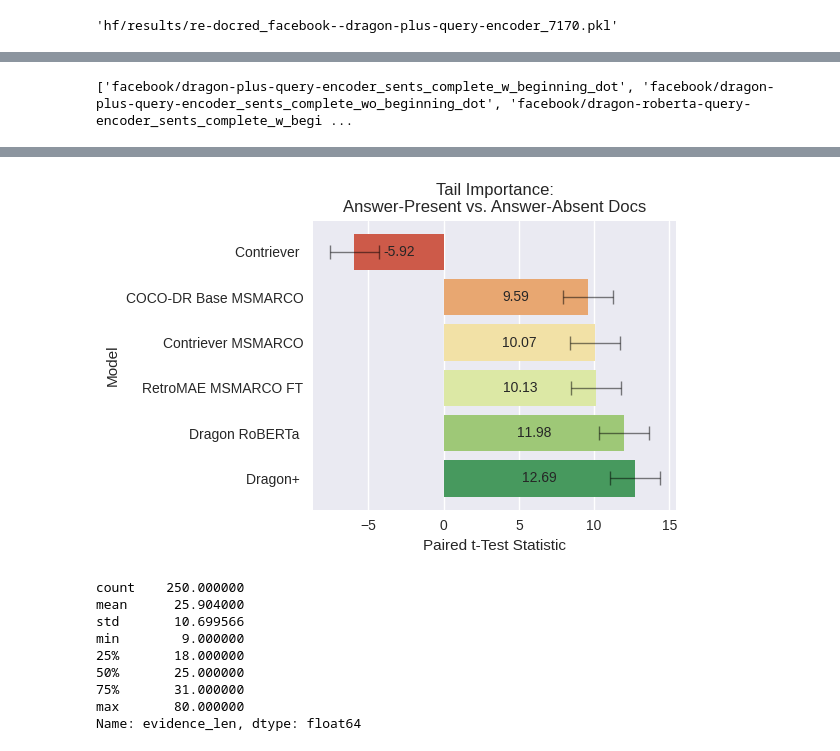
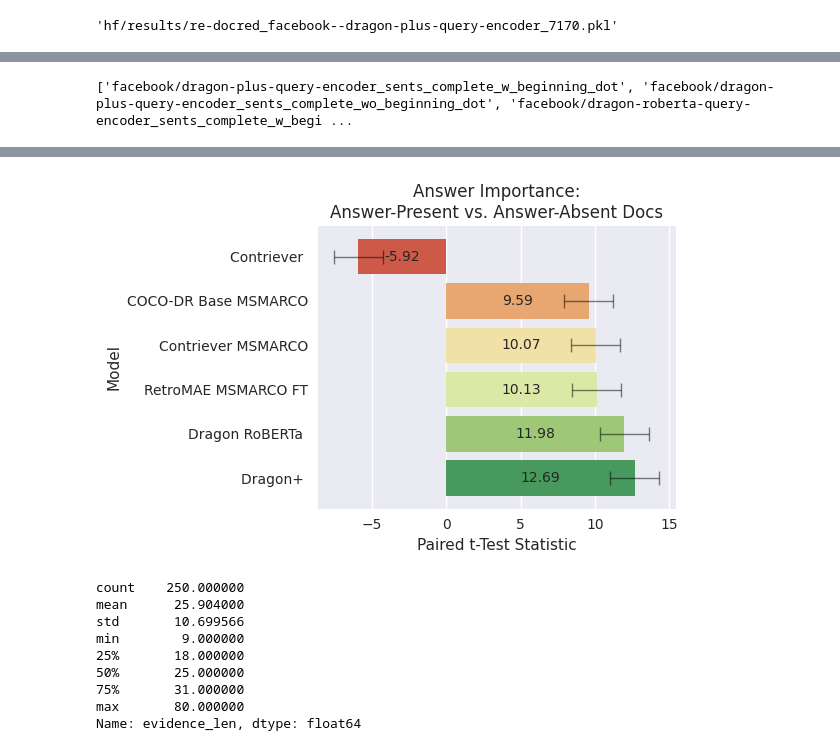
Before and after one commit to mohsenfayyaz/ColDeR, a Jupyter notebook: src/notebooks/Analysis_Tail.ipynb, the cells around one changed output, grey strips where cells are left out. Cells and saved outputs as stored; diff of their text form; code cells hidden in the pictures.

Commit message:
Update figures

```diff
--- a/src/notebooks/Analysis_Tail.ipynb
+++ b/src/notebooks/Analysis_Tail.ipynb
@@ -325,7 +325,7 @@ model_mappings = {
 results_df["query_model"] = results_df["query_model"].apply(lambda x: model_mappings[x][0] + " " + model_mappings[x][1])
 results_df.rename(columns={"ttest_stats": "Paired t-Test Statistic", "query_model": "Model"}, inplace=True)
 plt.figure(figsize=(6, 4))
-plt.title(f"Tail Importance:\nAnswer-Present vs. Answer-Absent Docs")
+plt.title(f"Answer Importance:\nAnswer-Present vs. Answer-Absent Docs")
 results_df.to_json("results/tail_df.json", orient="records")
 ax = sns.barplot(
     data=results_df, y="Model", x="Paired t-Test Statistic", palette=sns.color_palette("RdYlGn"), hue="Model",
@@ -349,4 +349,4 @@ results_df
-[figure, old version]
+[figure, new version]
 # %%
 # Find Example
 pd.set_option('display.max_colwidth', 1000)
```
Also changed, not shown: parts of 3 cells of this notebook, 2 other files.
